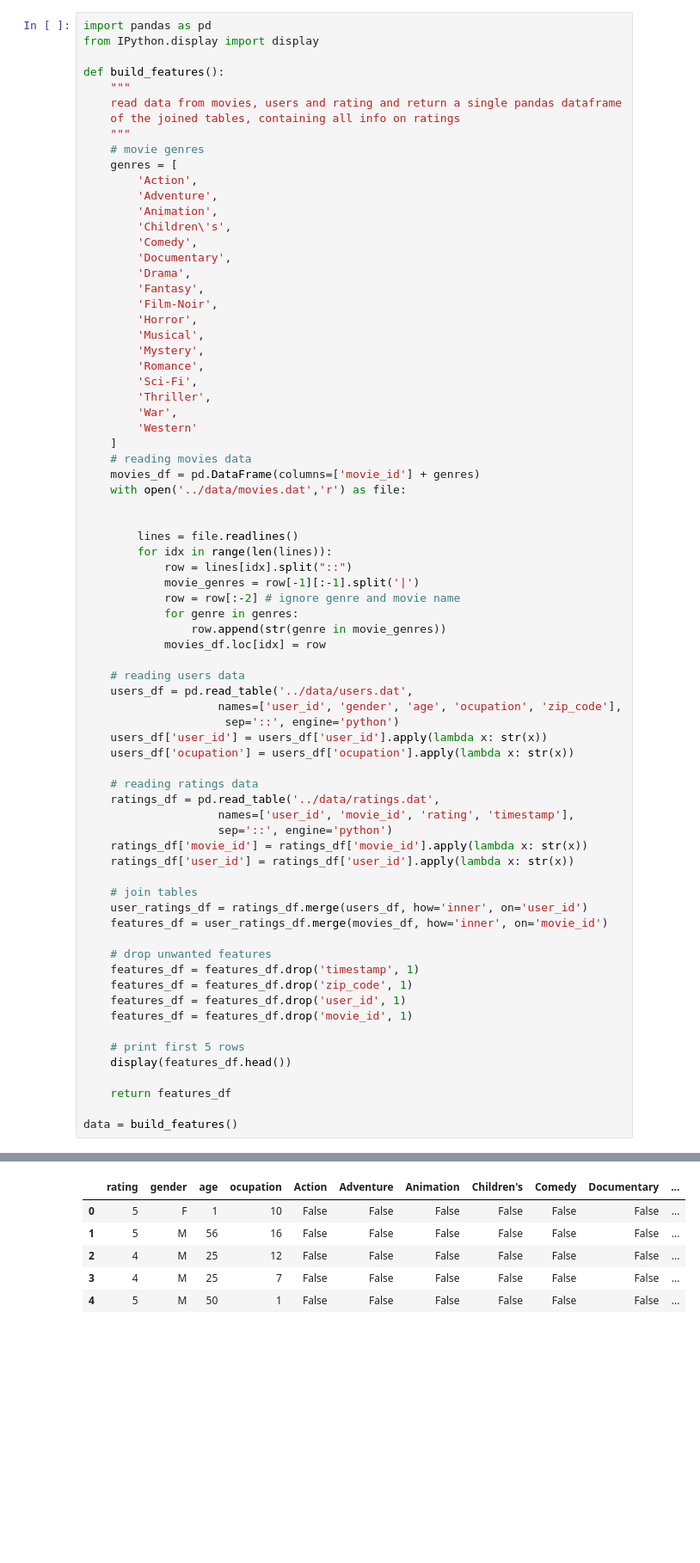
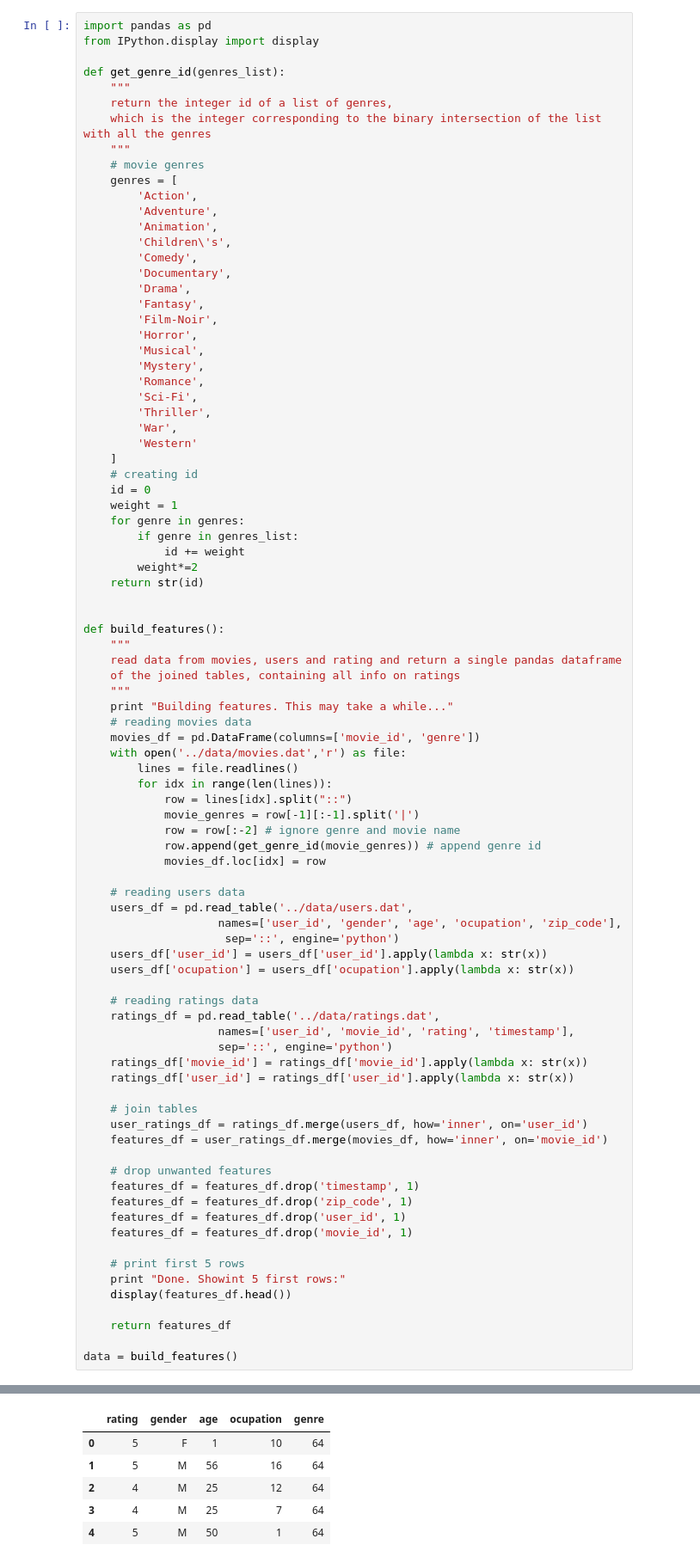
Before and after one commit to gabrielilharco/ctc17-project3, a Jupyter notebook: src/main.ipynb, the cells around one changed output, grey strips where cells are left out. Shown at 86% size. Cells and saved outputs as stored; diff of their text form; blank space fills up the shorter version.

Commit message:
Making non-binary decision trees

```diff
--- a/src/main.ipynb
+++ b/src/main.ipynb
@@ -20,10 +24,10 @@ The function **build_features** does all the processing, and returns two matrice
 import pandas as pd
 from IPython.display import display
 
-def build_features():
+def get_genre_id(genres_list):
     """
-    read data from movies, users and rating and return a single pandas dataframe
-    of the joined tables, containing all info on ratings
+    return the integer id of a list of genres,
+    which is the integer corresponding to the binary intersection of the list with all the genres
     """
     # movie genres
     genres = [
@@ -45,18 +49,31 @@ def build_features():
         'War',
         'Western'
     ]
-    # reading movies data
-    movies_df = pd.DataFrame(columns=['movie_id'] + genres)
-    with open('../data/movies.dat','r') as file:
+    # creating id
+    id = 0
+    weight = 1
+    for genre in genres:
+        if genre in genres_list:
+            id += weight
+        weight*=2
+    return str(id)
 
 
+def build_features():
+    """
+    read data from movies, users and rating and return a single pandas dataframe
+    of the joined tables, containing all info on ratings
+    """
+    print "Building features. This may take a while..."
+    # reading movies data
+    movies_df = pd.DataFrame(columns=['movie_id', 'genre'])
+    with open('../data/movies.dat','r') as file:
         lines = file.readlines()
         for idx in range(len(lines)):
             row = lines[idx].split("::")
             movie_genres = row[-1][:-1].split('|')
             row = row[:-2] # ignore genre and movie name
-            for genre in genres:
-                row.append(str(genre in movie_genres))
+            row.append(get_genre_id(movie_genres)) # append genre id
             movies_df.loc[idx] = row
 
     # reading users data
@@ -84,6 +101,7 @@ def build_features():
     features_df = features_df.drop('movie_id', 1)
 
     # print first 5 rows
+    print "Done. Showint 5 first rows:"
     display(features_df.head())
 
     return features_df
@@ -93,6 +113,6 @@ data = build_features()
-|  | rating | gender | age | ocupation | Action | Adventure | Animation | Children's | Comedy | Documentary | ... |
-| 0 | 5 | F | 1 | 10 | False | False | False | False | False | False | ... |
-| 1 | 5 | M | 56 | 16 | False | False | False | False | False | False | ... |
-| 2 | 4 | M | 25 | 12 | False | False | False | False | False | False | ... |
-| 3 | 4 | M | 25 | 7 | False | False | False | False | False | False | ... |
-| 4 | 5 | M | 50 | 1 | False | False | False | False | False | False | ... |
+|  | rating | gender | age | ocupation | genre |
+| 0 | 5 | F | 1 | 10 | 64 |
+| 1 | 5 | M | 56 | 16 | 64 |
+| 2 | 4 | M | 25 | 12 | 64 |
+| 3 | 4 | M | 25 | 7 | 64 |
+| 4 | 5 | M | 50 | 1 | 64 |
```
Also changed, not shown: parts of 27 cells of this notebook.
